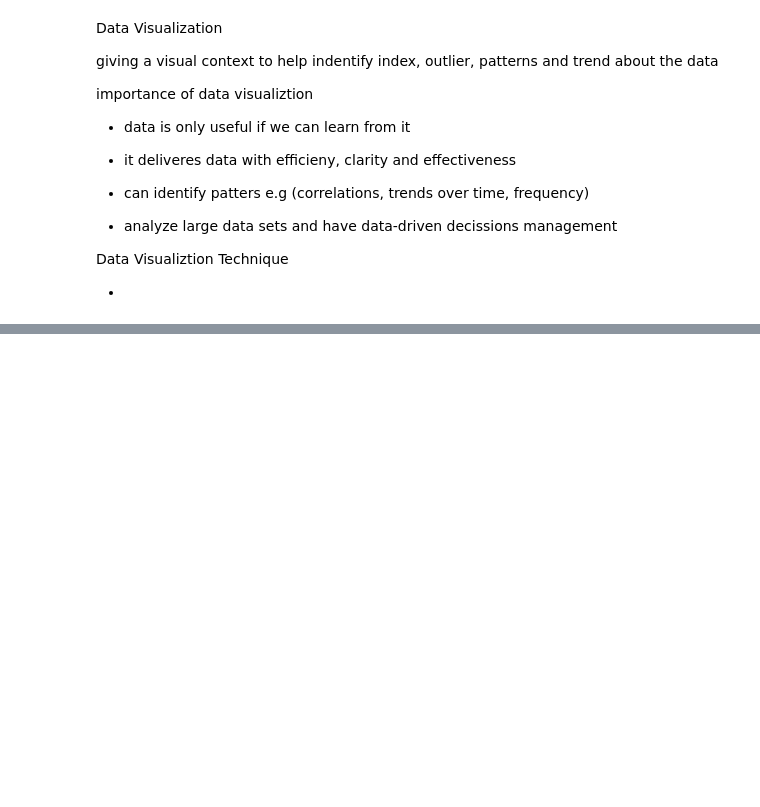
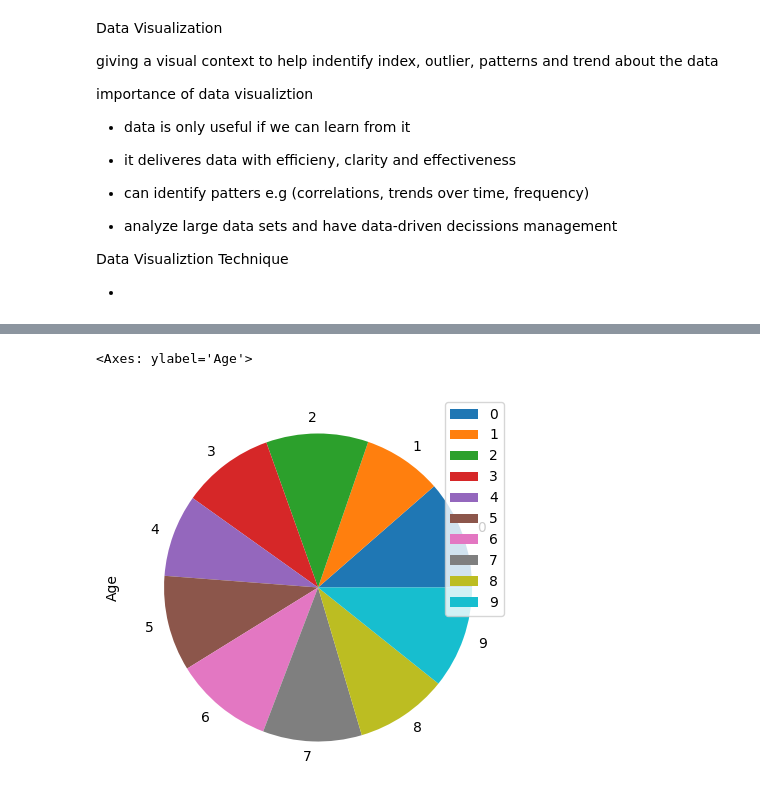
Before and after one commit to felixkdharma/Python, a Jupyter notebook: Training/Data Visualiztion.ipynb, the cells around one changed output, grey strips where cells are left out. Drawn from its saved outputs; the diff is of its cells as text; code cells hidden in the pictures; blank space fills up the shorter version.

```diff
--- a/Training/Data Visualiztion.ipynb
+++ b/Training/Data Visualiztion.ipynb
@@ -54,0 +78,5 @@ df = pd.read_csv('../Data/student_depression_dataset.csv')
+# %%
+new_df.plot.pie(y='Age', figsize=(5, 5))
+# %% [output]
+<Axes: ylabel='Age'>
+[figure, added]
```
Also changed, not shown: parts of 7 cells of this notebook.
